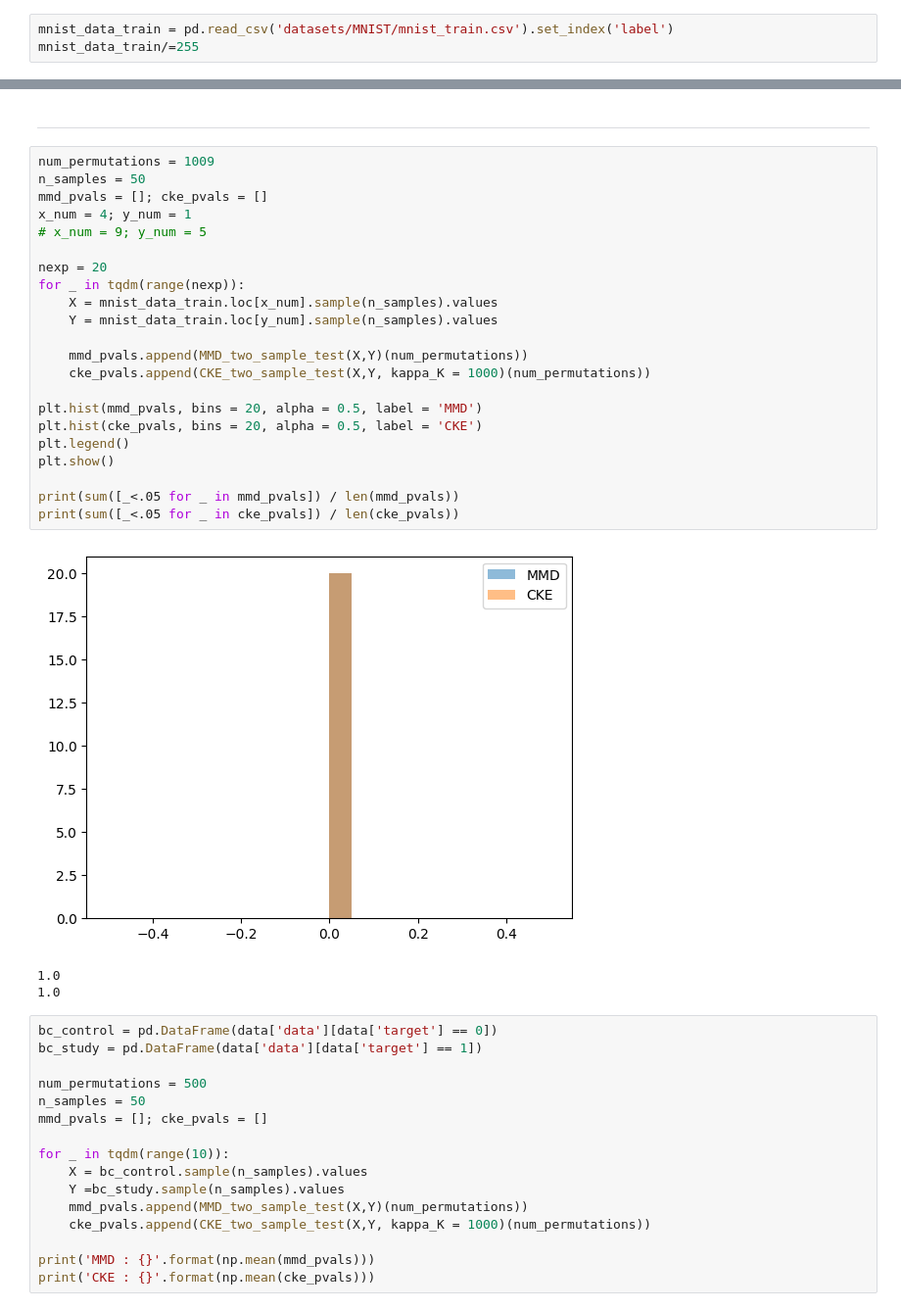
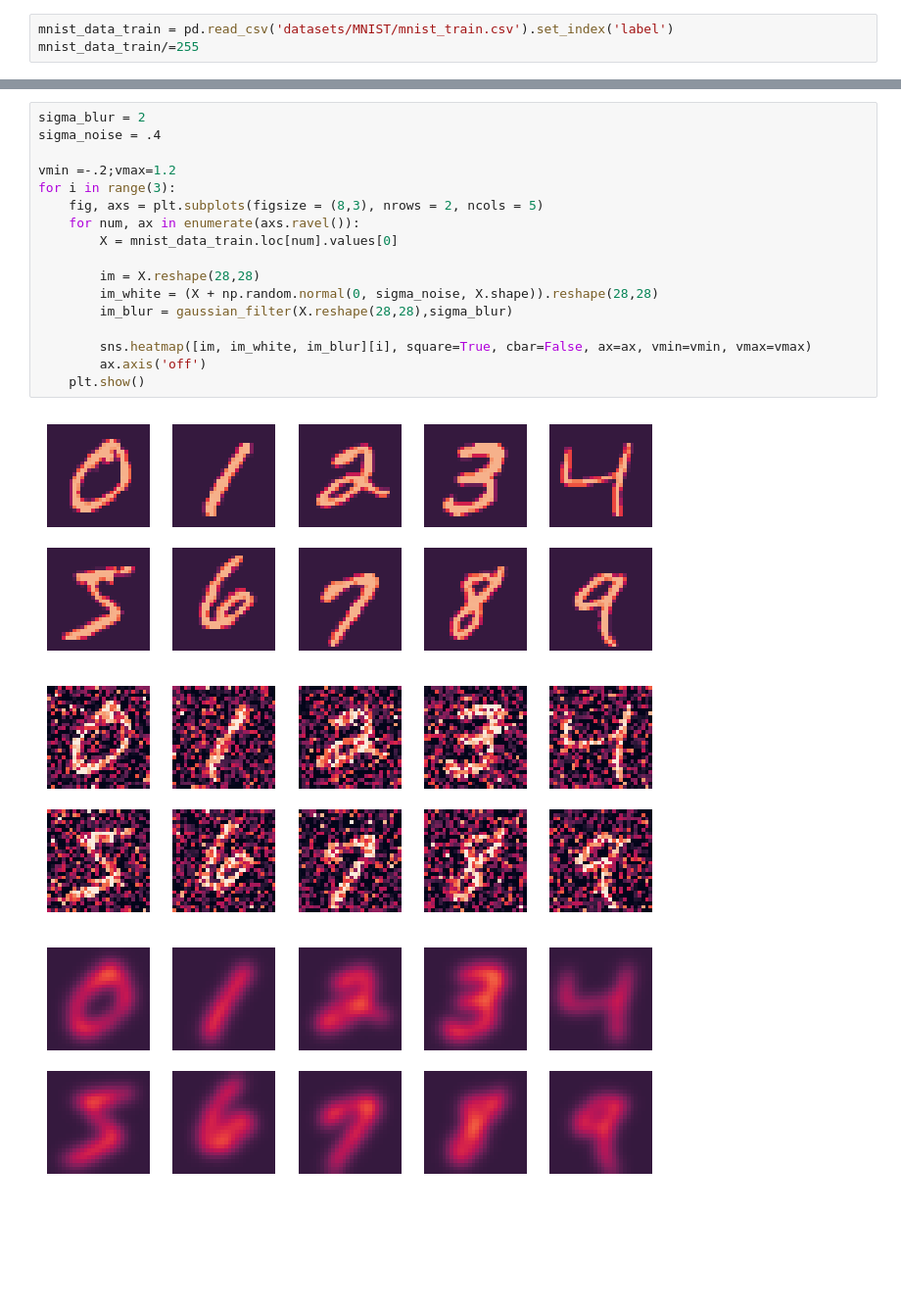
Before and after one commit to leonardoVsantoro/Kernel-Likelihood-Ratio-Two-Sample-Test, a Jupyter notebook: MNIST.ipynb, the cells around one changed output, grey strips where cells are left out. Shown at 98% size. Drawn from its saved outputs; the diff is of its cells as text; blank space fills up the shorter version.

Commit message:
update real-data analysis

```diff
--- a/MNIST.ipynb
+++ b/MNIST.ipynb
@@ -299,44 +15,21 @@ KeyboardInterrupt:
-# %% [markdown]
-----
-# %%
-num_permutations = 1009
-n_samples = 50
-mmd_pvals = []; cke_pvals = []
-x_num = 4; y_num = 1
-# x_num = 9; y_num = 5
-
-nexp = 20
-for _ in tqdm(range(nexp)):
-    X = mnist_data_train.loc[x_num].sample(n_samples).values
-    Y = mnist_data_train.loc[y_num].sample(n_samples).values
-
-    mmd_pvals.append(MMD_two_sample_test(X,Y)(num_permutations))
-    cke_pvals.append(CKE_two_sample_test(X,Y, kappa_K = 1000)(num_permutations))
-
-plt.hist(mmd_pvals, bins = 20, alpha = 0.5, label = 'MMD')
-plt.hist(cke_pvals, bins = 20, alpha = 0.5, label = 'CKE')
-plt.legend()
-plt.show()
-
-print(sum([_<.05 for _ in mmd_pvals]) / len(mmd_pvals))
-print(sum([_<.05 for _ in cke_pvals]) / len(cke_pvals))
-# %% [output]
-[figure, removed]
-1.0
-1.0
-# %%
-bc_control = pd.DataFrame(data['data'][data['target'] == 0])
-bc_study = pd.DataFrame(data['data'][data['target'] == 1])
-
-num_permutations = 500
-n_samples = 50
-mmd_pvals = []; cke_pvals = []
-
-for _ in tqdm(range(10)):
-    X = bc_control.sample(n_samples).values
-    Y =bc_study.sample(n_samples).values
-    mmd_pvals.append(MMD_two_sample_test(X,Y)(num_permutations))
-    cke_pvals.append(CKE_two_sample_test(X,Y, kappa_K = 1000)(num_permutations))
-
-print('MMD : {}'.format(np.mean(mmd_pvals)))
-print('CKE : {}'.format(np.mean(cke_pvals)))
+# %%
+sigma_blur = 2
+sigma_noise = .4
+
+vmin =-.2;vmax=1.2
+for i in range(3):
+    fig, axs = plt.subplots(figsize = (8,3), nrows = 2, ncols = 5)
+    for num, ax in enumerate(axs.ravel()):
+        X = mnist_data_train.loc[num].values[0]
+
+        im = X.reshape(28,28)
+        im_white = (X + np.random.normal(0, sigma_noise, X.shape)).reshape(28,28)
+        im_blur = gaussian_filter(X.reshape(28,28),sigma_blur)
+
+        sns.heatmap([im, im_white, im_blur][i], square=True, cbar=False, ax=ax, vmin=vmin, vmax=vmax)
+        ax.axis('off')
+    plt.show()
+# %% [output]
+[figure, added]
+[figure, added]
+[figure, added]
```
Also changed, not shown: parts of 37 cells of this notebook, 19 other files.
